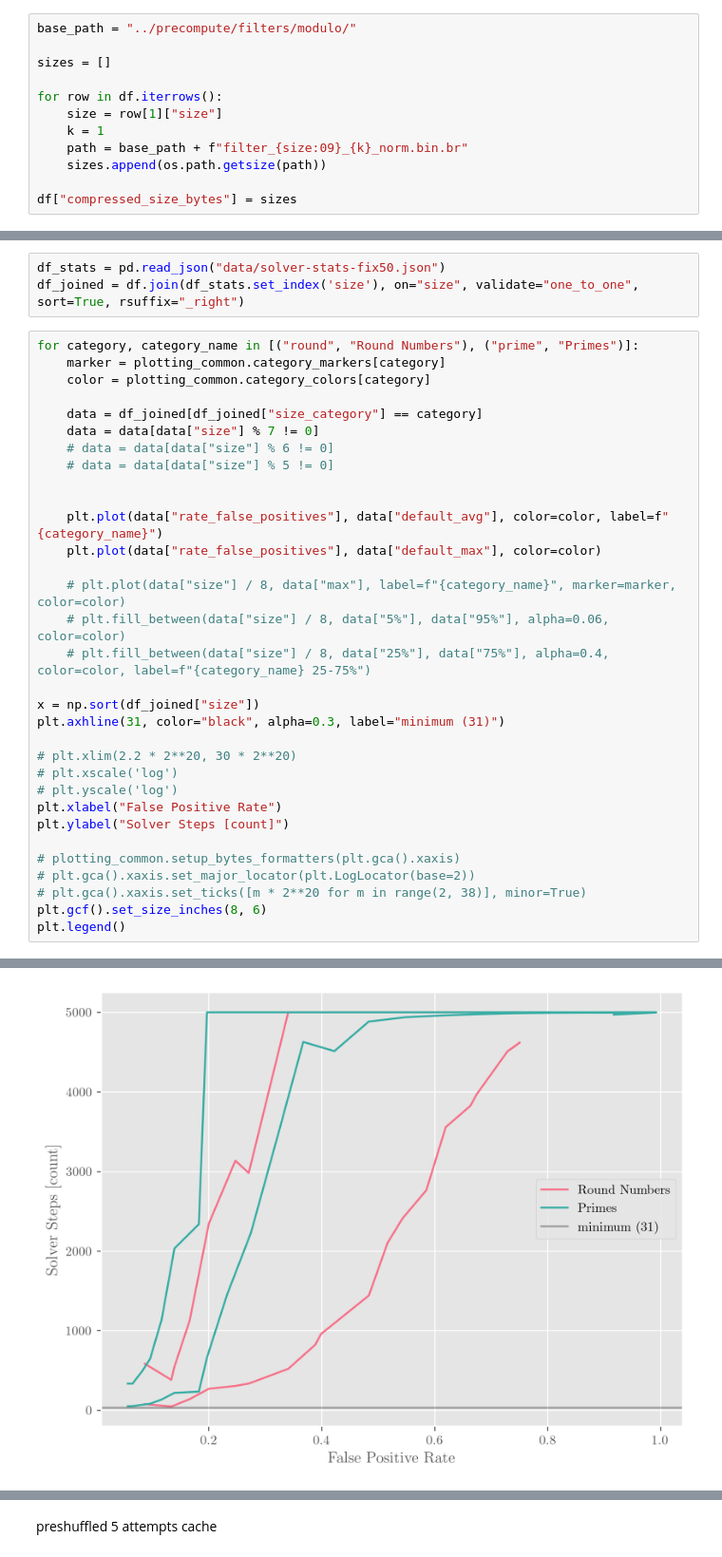
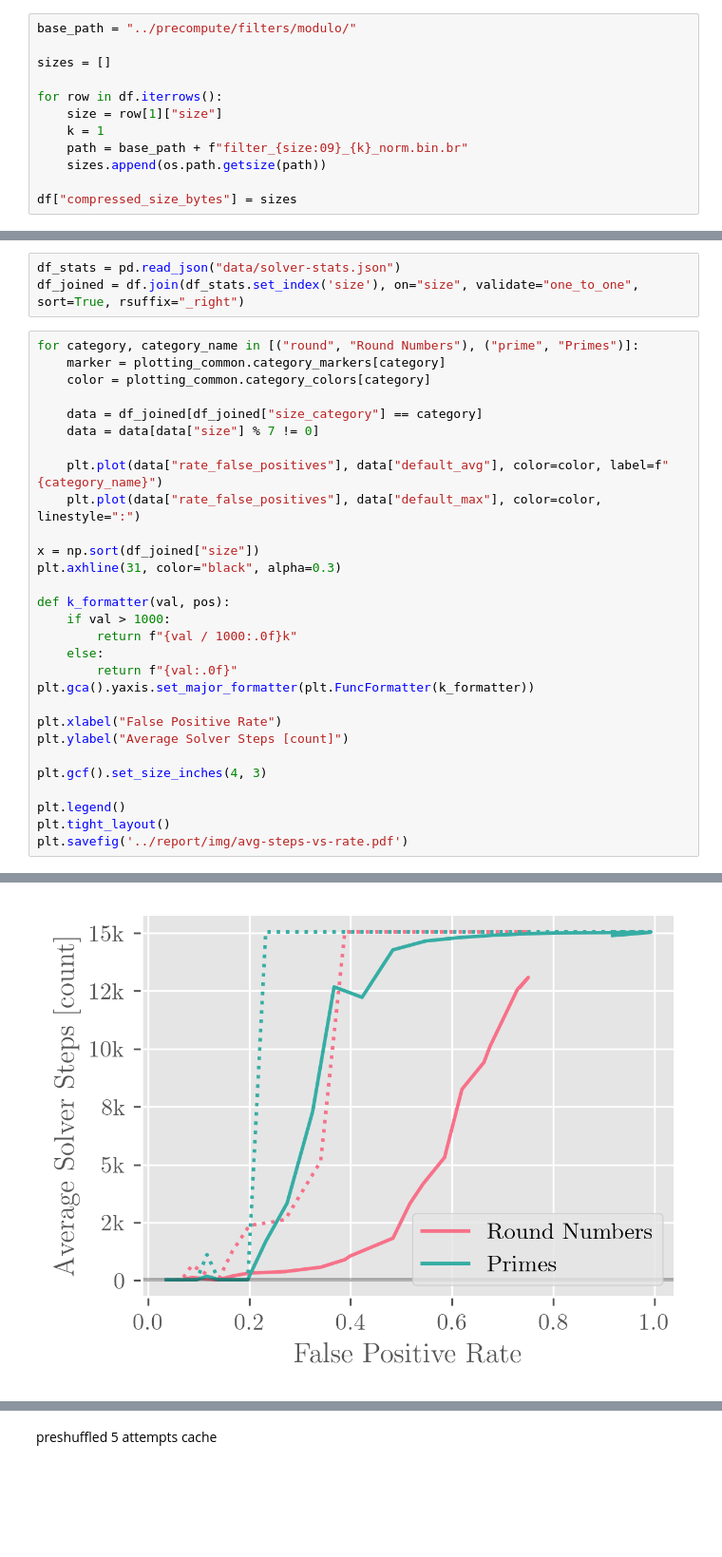
Before and after one commit to Pascal-So/peg-solitaire, a Jupyter notebook: evaluation/main.ipynb, the cells around one changed output, grey strips where cells are left out. Shown at 95% size. Saved outputs shown, nothing was run; the diff lists cells and outputs as text; blank space fills up the shorter version.

```diff
--- a/evaluation/main.ipynb
+++ b/evaluation/main.ipynb
@@ -108,5 +109,5 @@ plt.savefig('../report/img/round-vs-primes.pdf')
 # %%
-df_stats = pd.read_json("data/solver-stats-fix50.json")
+df_stats = pd.read_json("data/solver-stats.json")
 df_joined = df.join(df_stats.set_index('size'), on="size", validate="one_to_one", sort=True, rsuffix="_right")
 # %%
 for category, category_name in [("round", "Round Numbers"), ("prime", "Primes")]:
@@ -115,29 +116,26 @@ for category, category_name in [("round", "Round Numbers"), ("prime", "Primes")]
 
     data = df_joined[df_joined["size_category"] == category]
     data = data[data["size"] % 7 != 0]
-    # data = data[data["size"] % 6 != 0]
-    # data = data[data["size"] % 5 != 0]
-
 
     plt.plot(data["rate_false_positives"], data["default_avg"], color=color, label=f"{category_name}")
-    plt.plot(data["rate_false_positives"], data["default_max"], color=color)
-
-    # plt.plot(data["size"] / 8, data["max"], label=f"{category_name}", marker=marker, color=color)
-    # plt.fill_between(data["size"] / 8, data["5%"], data["95%"], alpha=0.06, color=color)
-    # plt.fill_between(data["size"] / 8, data["25%"], data["75%"], alpha=0.4, color=color, label=f"{category_name} 25-75%")
+    plt.plot(data["rate_false_positives"], data["default_max"], color=color, linestyle=":")
 
 x = np.sort(df_joined["size"])
-plt.axhline(31, color="black", alpha=0.3, label="minimum (31)")
+plt.axhline(31, color="black", alpha=0.3)
 
-# plt.xlim(2.2 * 2**20, 30 * 2**20)
-# plt.xscale('log')
-# plt.yscale('log')
+def k_formatter(val, pos):
+    if val > 1000:
+        return f"{val / 1000:.0f}k"
+    else:
+        return f"{val:.0f}"
+plt.gca().yaxis.set_major_formatter(plt.FuncFormatter(k_formatter))
+
 plt.xlabel("False Positive Rate")
-plt.ylabel("Solver Steps [count]")
+plt.ylabel("Average Solver Steps [count]")
 
-# plotting_common.setup_bytes_formatters(plt.gca().xaxis)
-# plt.gca().xaxis.set_major_locator(plt.LogLocator(base=2))
-# plt.gca().xaxis.set_ticks([m * 2**20 for m in range(2, 38)], minor=True)
-plt.gcf().set_size_inches(8, 6)
+plt.gcf().set_size_inches(4, 3)
+
 plt.legend()
+plt.tight_layout()
+plt.savefig('../report/img/avg-steps-vs-rate.pdf')
 # %% [output]
@@ -145,4 +142,4 @@ plt.legend()
-[figure, old version]
+[figure, new version]
 # %%
 for category, category_name in [("round", "Round Numbers"), ("prime", "Primes")]:
     marker = plotting_common.category_markers[category]
```
Also changed, not shown: parts of 24 cells of this notebook, 12 other files.
